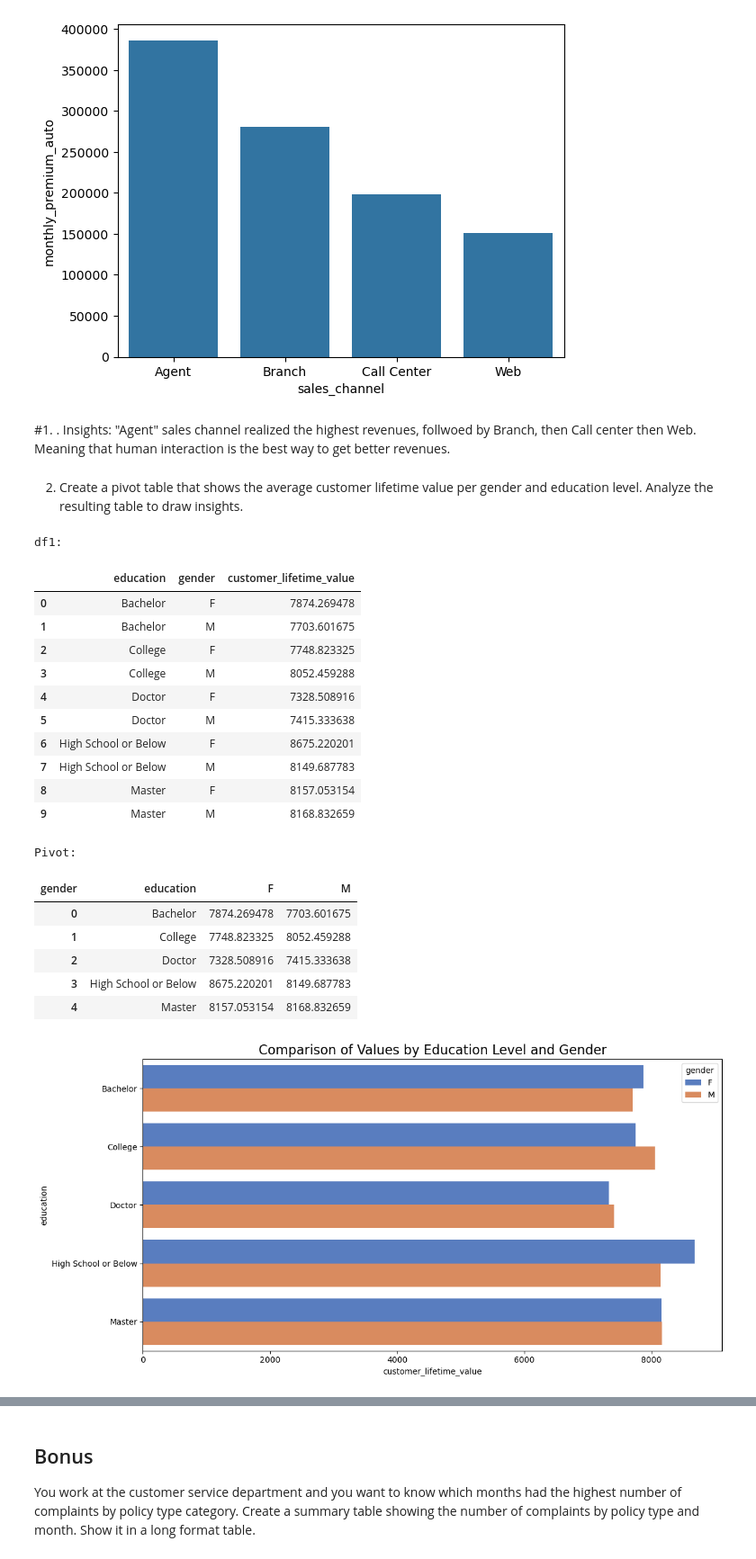
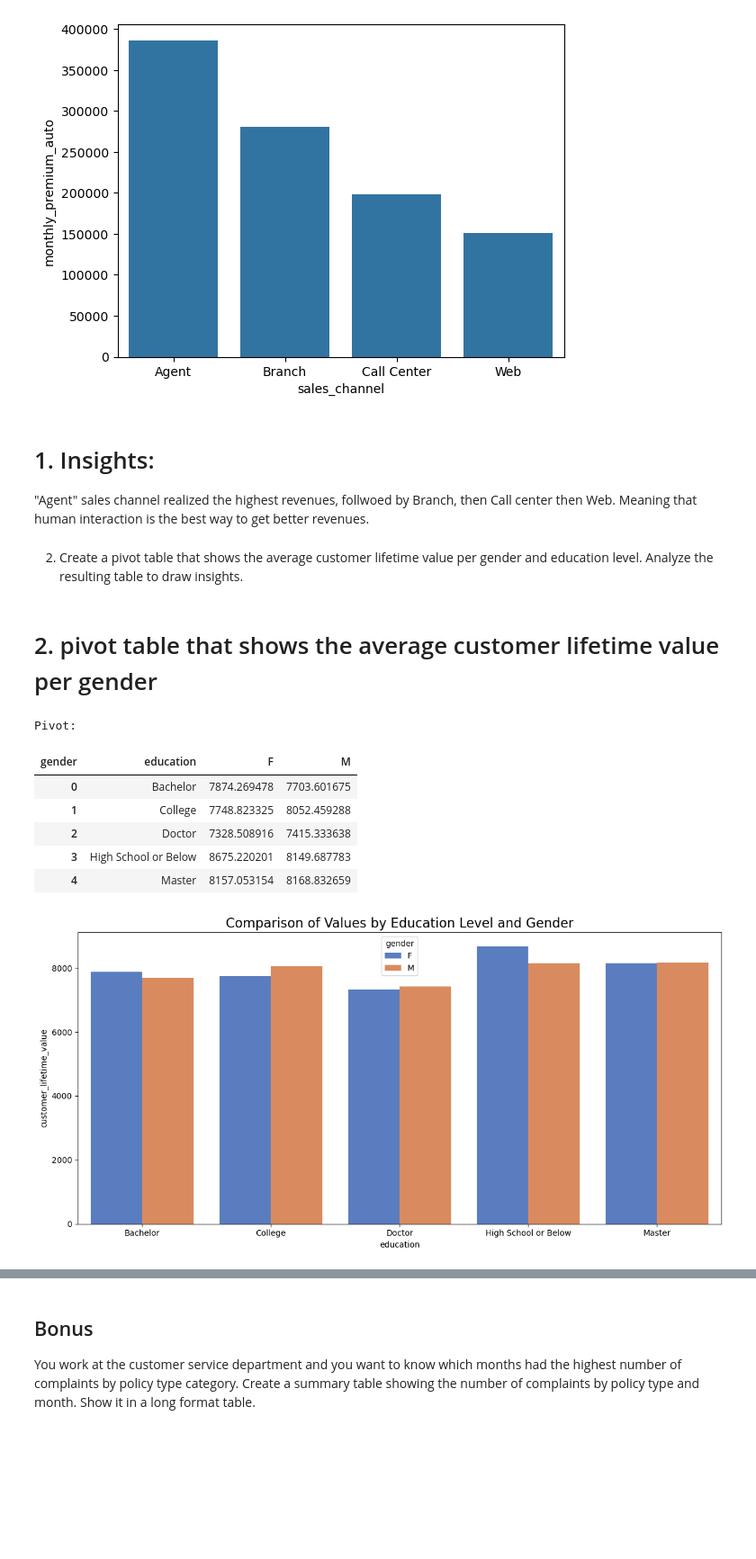
Before and after one commit to data-bootcamp-v4/lab-dw-data-structuring-and-combining, a Jupyter notebook: lab-dw-data-structuring-and-combining.ipynb, the cells around one changed output, grey strips where cells are left out. Shown at 90% size. Drawn from its saved outputs; the diff is of its cells as text; code cells hidden in the pictures; blank space fills up the shorter version.

```diff
--- a/lab-dw-data-structuring-and-combining.ipynb
+++ b/lab-dw-data-structuring-and-combining.ipynb
@@ -153,8 +154,19 @@ df = pd.read_csv(url)
 #parse date column
 df["effective_to_date"] = pd.to_datetime(df.effective_to_date, format = "%Y-%m-%d")
 print(df.dtypes)
+
+#drop unnnamed:_0 columns
+df.drop(columns = 'unnamed:_0', inplace = True)
 display(df.head())
-#display(df.effective_to_date.unique())
+display(df.state.unique())
+display(df.response.unique())
+display(df.coverage.unique())
+display(df.education.unique())
+display(df.employmentstatus.unique())
+display(df.gender.unique())
+display(df.coverage.unique())
+
+display(df.vehicle_type.unique())
 # %% [output]
 unnamed:_0                                int64
 customer                                 object
@@ -185,0 +211,6 @@ Round the total revenue to 2 decimal points.  Analyze the resulting table to dra
+# %%
+df1 = df.copy()
+df_num = df1.select_dtypes('number')
+df_num.columns
+#df1_pivot = pd.pivot_table(data =  df1, index = "sales_channel", columns= "monthly_premium_auto", values = "monthly_premium_auto", aggfunc = "mean")
+#df1_pivot
@@ -202,46 +239,36 @@ df1
 <Axes: xlabel='sales_channel', ylabel='monthly_premium_auto'>
 [figure]
 # %% [markdown]
-#1. . Insights: "Agent" sales channel realized the highest revenues, follwoed by Branch, then Call center then Web. Meaning that human interaction is the best way to get better revenues.
+# 1. Insights:
+"Agent" sales channel realized the highest revenues, follwoed by Branch, then Call center then Web. Meaning that human interaction is the best way to get better revenues.
 # %% [markdown]
 2. Create a pivot table that shows the average customer lifetime value per gender and education level. Analyze the resulting table to draw insights.
+# %% [markdown]
+# 2.  pivot table that shows the average customer lifetime value per gender
 # %%
-#2. Pivot
 def life_timeby_gener_education(df):
     df1= df.copy()
     df1 = df1.groupby(["education", "gender"])["customer_lifetime_value"].mean().reset_index()
     df1_pivot = pd.pivot(data =df1, index = "education", columns = "gender", values = "customer_lifetime_value").reset_index()
-    print("df1:")
-    display(df1)
+    #print("df1:")
+    #display(df1)
     print("Pivot:")
     display(df1_pivot)
     plt.figure(figsize=(12, 6))
-    df1_plot = sns.barplot(data = df1, y = "education",x = "customer_lifetime_value", hue = "gender", palette = "muted")
+    df1_plot = sns.barplot(data = df1, x = "education",y = "customer_lifetime_value", hue = "gender", palette = "muted")
     plt.title("Comparison of Values by Education Level and Gender", fontsize=16)
     plt.tight_layout()
     plt.show()
 
     return df1_plot
 df1_plot = life_timeby_gener_education(df)
 # %% [output]
-df1:
+Pivot:
-|  | education | gender | customer_lifetime_value |
-| 0 | Bachelor | F | 7874.269478 |
-| 1 | Bachelor | M | 7703.601675 |
-| 2 | College | F | 7748.823325 |
-| 3 | College | M | 8052.459288 |
-| 4 | Doctor | F | 7328.508916 |
-| 5 | Doctor | M | 7415.333638 |
-| 6 | High School or Below | F | 8675.220201 |
-| 7 | High School or Below | M | 8149.687783 |
-| 8 | Master | F | 8157.053154 |
-| 9 | Master | M | 8168.832659 |
+| gender | education | F | M |
+| 0 | Bachelor | 7874.269478 | 7703.601675 |
+| 1 | College | 7748.823325 | 8052.459288 |
+| 2 | Doctor | 7328.508916 | 7415.333638 |
+| 3 | High School or Below | 8675.220201 | 8149.687783 |
+| 4 | Master | 8157.053154 | 8168.832659 |
-Pivot:
-| gender | education | F | M |
-| 0 | Bachelor | 7874.269478 | 7703.601675 |
-| 1 | College | 7748.823325 | 8052.459288 |
-| 2 | Doctor | 7328.508916 | 7415.333638 |
-| 3 | High School or Below | 8675.220201 | 8149.687783 |
-| 4 | Master | 8157.053154 | 8168.832659 |
-[figure, old version]
+[figure, new version]
 # %% [markdown]
```
Also changed, not shown: parts of 7 cells of this notebook.
